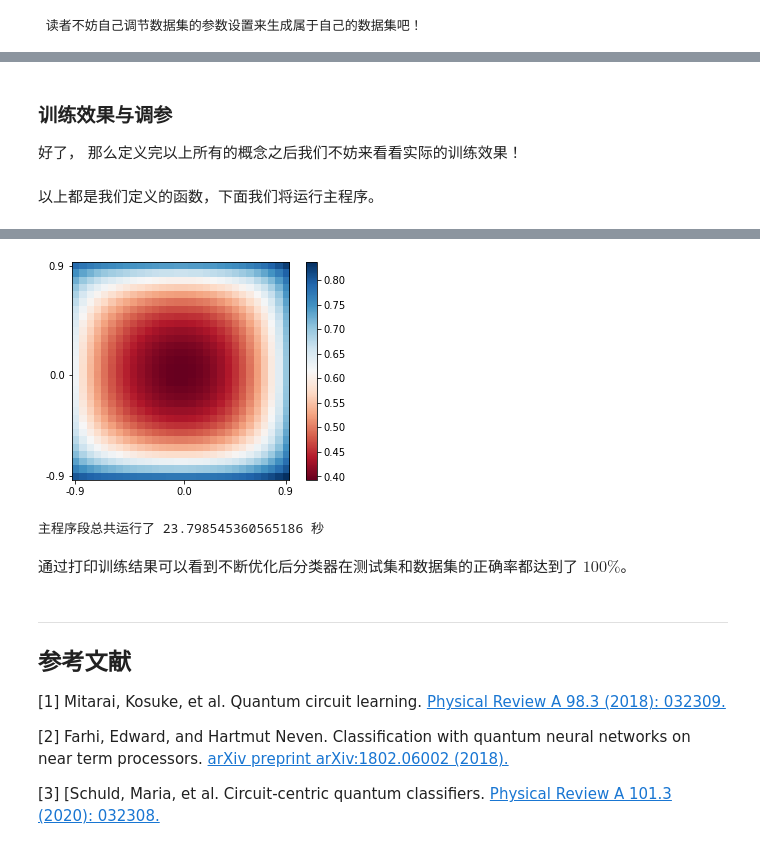
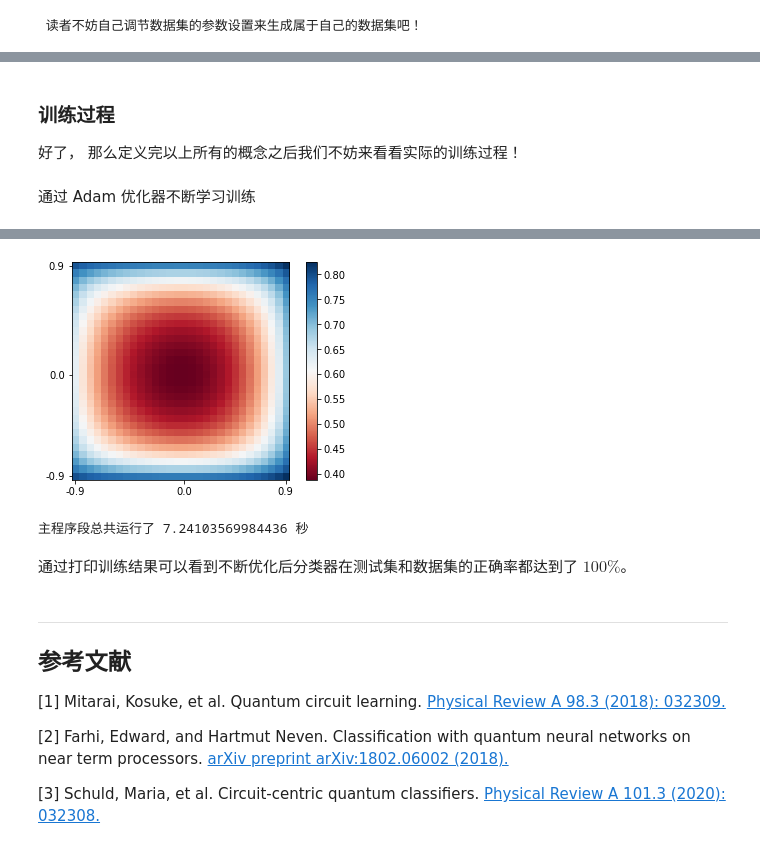
Before and after one commit to PaddlePaddle/Quantum, a Jupyter notebook: tutorial/machine_learning/QClassifier_CN.ipynb, the cells around one changed output, grey strips where cells are left out. Drawn from its saved outputs; the diff is of its cells as text; code cells hidden in the pictures.

```diff
--- a/tutorial/machine_learning/QClassifier_CN.ipynb
+++ b/tutorial/machine_learning/QClassifier_CN.ipynb
@@ -471,27 +502,22 @@ def Observable(n):
     return Ob
 # %%
 # 搭建整个优化流程图
-class Net(paddle.nn.Layer):
+class Opt_Classifier(paddle.nn.Layer):
     """
     创建模型训练网络
     """
-    def __init__(self,
-                 n,      # 量子比特数量
-                 depth,  # 电路深度
-                 seed_paras=1,
-                 dtype='float64'):
-        super(Net, self).__init__()
-
+    def __init__(self, n, depth, seed_paras=1, dtype='float64'):
+        # 初始化部分，通过n, depth给出初始电路
+        super(Opt_Classifier, self).__init__()
         self.n = n
         self.depth = depth
 
         # 初始化参数列表 theta，并用 [0, 2*pi] 的均匀分布来填充初始值
         self.theta = self.create_parameter(
-            shape=[n, depth + 3],
+            shape=[n, depth + 3],  # 此处使用量子电路有初始一层广义旋转门，故+3
             default_initializer=paddle.nn.initializer.Uniform(low=0.0, high=2*PI),
             dtype=dtype,
             is_bias=False)
-
         # 初始化偏置 (bias)
         self.bias = self.create_parameter(
             shape=[1],
@@ -502,30 +528,28 @@ class Net(paddle.nn.Layer):
     # 定义前向传播机制、计算损失函数 和交叉验证正确率
     def forward(self, state_in, label):
         """
-        Args:
-            state_in: The input quantum state, shape [-1, 1, 2^n]
-            label: label for the input state, shape [-1, 1]
-        Returns:
-            The loss:
-                L = ((<Z> + 1)/2 + bias - label)^2
+        输入： state_in：输入量子态，shape: [-1, 1, 2^n] -- 此教程中为[BATCH, 1, 2^n]
+               label：输入量子态对应标签，shape: [-1, 1]
+        计算损失函数:
+                L = 1/BATCH * ((<Z> + 1)/2 + bias - label)^2
         """
         # 将 Numpy array 转换成 tensor
         Ob = paddle.to_tensor(Observable(self.n))
         label_pp = paddle.to_tensor(label)
 
         # 按照随机初始化的参数 theta
-        cir = U_theta(self.theta, n=self.n, depth=self.depth)
+        cir = cir_Classifier(self.theta, n=self.n, depth=self.depth)
         Utheta = cir.U
 
         # 因为 Utheta是学习到的，我们这里用行向量运算来提速而不会影响训练效果
-        state_out = matmul(state_in, Utheta)  # 维度 [-1, 1, 2 ** n]
+        state_out = matmul(state_in, Utheta)  # [-1, 1, 2 ** n]形式，第一个参数在此教程中为BATCH
 
-        # 测量得到泡利 Z 算符的期望值 <Z>
+        # 测量得到泡利 Z 算符的期望值 <Z> -- shape [-1,1,1]
         E_Z = matmul(matmul(state_out, Ob), transpose(paddle.conj(state_out), perm=[0, 2, 1]))
 
         # 映射 <Z> 处理成标签的估计值
-        state_predict = paddle.real(E_Z)[:, 0] * 0.5 + 0.5 + self.bias
-        loss = paddle.mean((state_predict - label_pp) ** 2)
+        state_predict = paddle.real(E_Z)[:, 0] * 0.5 + 0.5 + self.bias  # 计算每一个y^{i,k}与真实值得平方差
+        loss = paddle.mean((state_predict - label_pp) ** 2)  # 对BATCH个得到的平方差取平均，得到L_i：shape:[1,1]
 
         # 计算交叉验证正确率
         is_correct = (paddle.abs(state_predict - label_pp) < 0.5).nonzero().shape[0]
@@ -533,7 +557,7 @@ class Net(paddle.nn.Layer):
 
         return loss, acc, state_predict.numpy(), cir
 # %% [markdown]
-### 训练效果与调参
+### 训练过程
 
-好了， 那么定义完以上所有的概念之后我们不妨来看看实际的训练效果！
+好了， 那么定义完以上所有的概念之后我们不妨来看看实际的训练过程！
 # %%
@@ -627,2 +594,2 @@ def QClassifier(Ntrain, Ntest, gap, N, D, EPOCH, LR, BATCH, seed_paras, seed_dat
-# %% [markdown]
-以上都是我们定义的函数，下面我们将运行主程序。
+# %% [markdown]
+通过 Adam 优化器不断学习训练
@@ -637,10 +675,11 @@ def main():
         Ntest = 100,         # 规定测试集大小
         gap = 0.5,           # 设定决策边界的宽度
         N = 4,               # 所需的量子比特数量
-        D = 1,               # 采用的电路深度
-        EPOCH = 4,           # 训练 epoch 轮数
+        DEPTH = 1,           # 采用的电路深度
+        BATCH = 20,          # 训练时 batch 的大小
+        EPOCH = int(200 * BATCH / Ntrain),
+                    # 训练 epoch 轮数，使得总迭代次数 EPOCH * (Ntrain / BATCH) 在200左右
         LR = 0.01,           # 设置学习速率
-        BATCH = 1,           # 训练时 batch 的大小
         seed_paras = 19,     # 设置随机种子用以初始化各种参数
         seed_data = 2,       # 固定生成数据集所需要的随机种子
     )
@@ -671,5 +709,5 @@ epoch: 2 iter: 0 loss: 0.1627 train acc: 1.0000 test acc: 1.0000
-[figure, old version]
+[figure, new version]
-主程序段总共运行了 23.798545360565186 秒
+主程序段总共运行了 7.24103569984436 秒
 # %% [markdown]
 通过打印训练结果可以看到不断优化后分类器在测试集和数据集的正确率都达到了 $100\%$。
 # %% [markdown]
@@ -681,4 +719,4 @@ epoch: 2 iter: 0 loss: 0.1627 train acc: 1.0000 test acc: 1.0000
 
 [2] Farhi, Edward, and Hartmut Neven. Classification with quantum neural networks on near term processors. [arXiv preprint arXiv:1802.06002 (2018).](https://arxiv.org/abs/1802.06002)
 
-[3] [Schuld, Maria, et al. Circuit-centric quantum classifiers. [Physical Review A 101.3 (2020): 032308.](https://arxiv.org/abs/1804.00633)
+[3] Schuld, Maria, et al. Circuit-centric quantum classifiers. [Physical Review A 101.3 (2020): 032308.](https://arxiv.org/abs/1804.00633)
```
Also changed, not shown: parts of 23 cells of this notebook, 4 other files.
